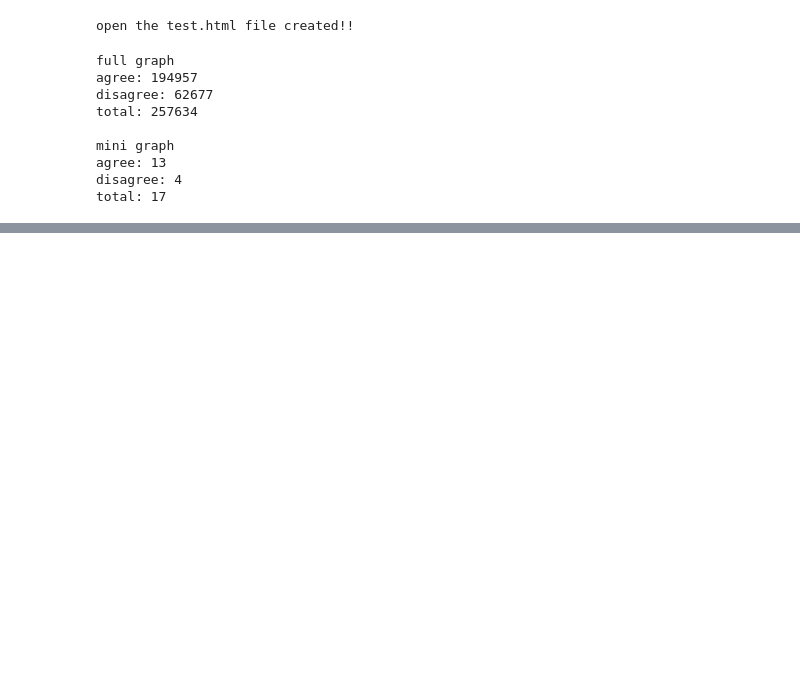
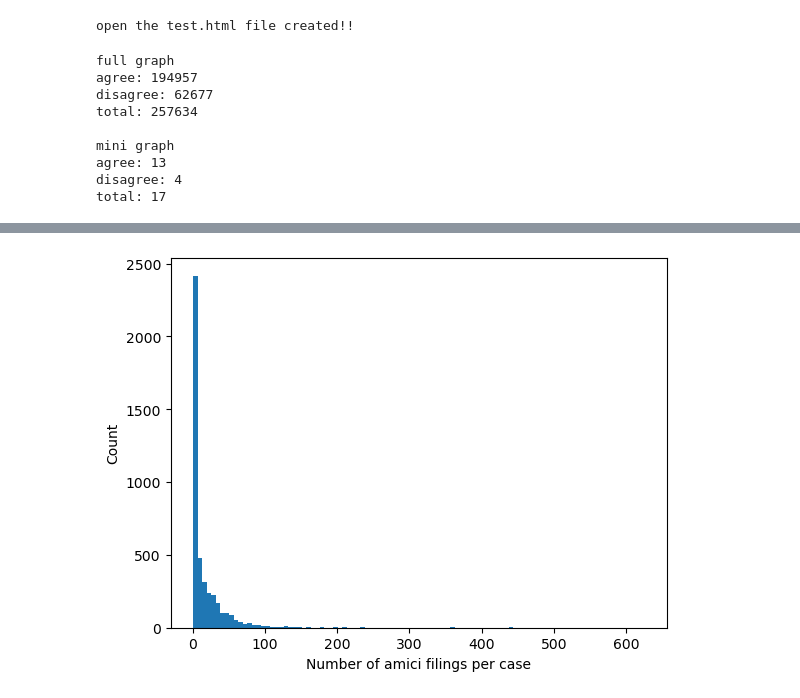
Before and after one commit to rbatra2000/info6850networks, a Jupyter notebook: main.ipynb, the cells around one changed output, grey strips where cells are left out. Drawn from its saved outputs; the diff is of its cells as text; code cells hidden in the pictures; blank space fills up the shorter version.

```diff
--- a/main.ipynb
+++ b/main.ipynb
@@ -22,3 +28,6 @@ amicus_briefs_csv.head(5)
+# %%
+# drop perfect duplicates
+amicus_briefs_csv = amicus_briefs_csv.drop_duplicates()
 # %%
 # position variable in amicus briefs
 # = 1 if the brief argues the lower court decision should be reversed
@@ -557,0 +575,6 @@ print("avg number of cases per amicus:", np.mean(list(cases_per_amicus.values())
+# %%
+# create dataframe for ease of data manipulation
+df = pd.DataFrame.from_dict(preproc_data, orient='index')
+# %%
+df['num_amici'] = df['amici'].apply(lambda x: len(x))
+df[['amici', 'num_amici']].head(5)
@@ -557,0 +588,7 @@ print("avg number of cases per amicus:", np.mean(list(cases_per_amicus.values())
+# %%
+
+plt.hist(df['num_amici'], bins=100)
+plt.ylabel('Count')
+plt.xlabel('Number of amici filings per case');
+# %% [output]
+[figure, added]
```
Also changed, not shown: parts of 5 cells of this notebook, 1 other file.
